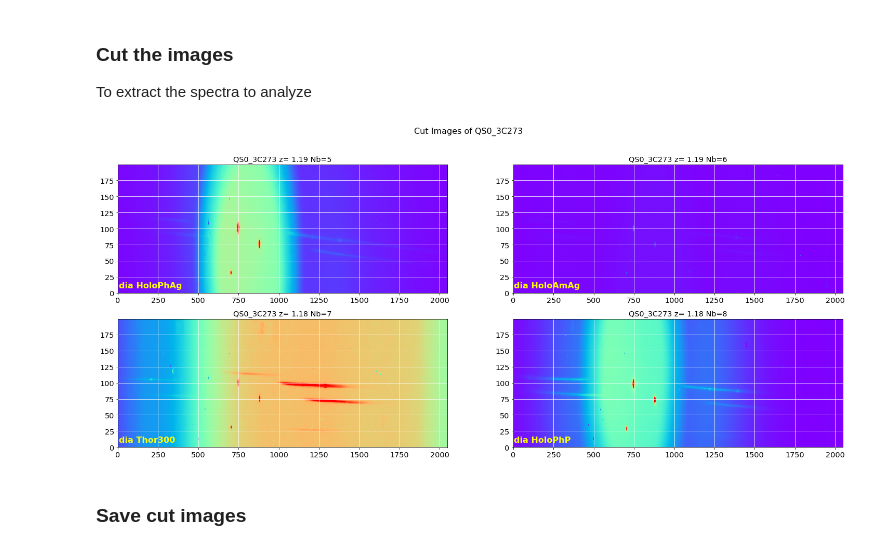
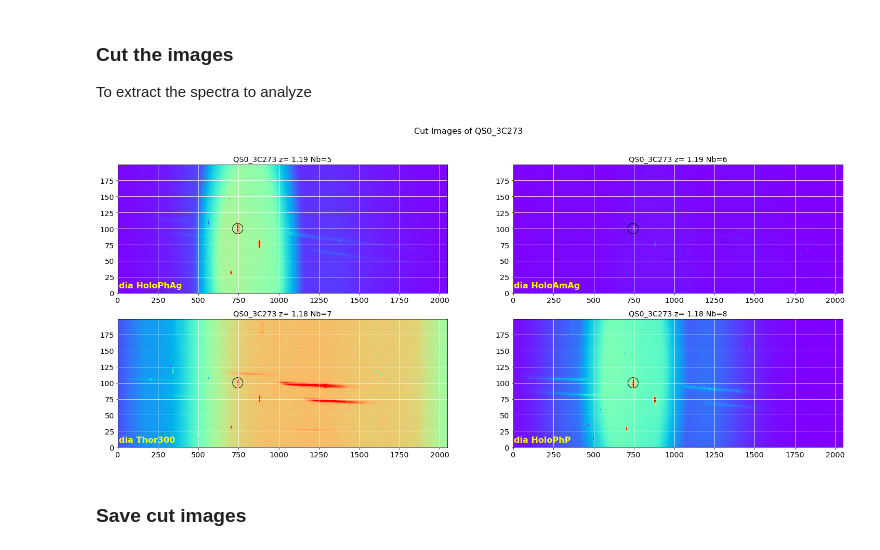
Before and after one commit to sylvielsstfr/CTIOAnaJun2017, a Jupyter notebook: ana_05jun17/QSO_3C273/FullAnalysis.ipynb, the cells around one changed output. Drawn from its saved outputs; the diff is of its cells as text; code cells hidden in the pictures.

Commit message:
Analysis of 3 June of PKS1510, small fixes in python files; add target_pos option in showcenterimages

```diff
--- a/ana_05jun17/QSO_3C273/FullAnalysis.ipynb
+++ b/ana_05jun17/QSO_3C273/FullAnalysis.ipynb
@@ -93,15 +93,15 @@ To extract the spectra to analyze
 # %%
 x_guess = [745]*len(all_images)
 y_guess = [653]*len(all_images)
 DeltaY=[100]*len(all_images)
 DeltaX=[2000]*len(all_images)  # must be very large to have correct x positions
 
 images_raw=ShowCenterImages(x_guess,y_guess,DeltaX,DeltaY,all_images,all_titles,all_filt,object_name,
-                            NBIMGPERROW=2,vmin=0,vmax=10000)
+                            NBIMGPERROW=2,vmin=0,vmax=10000,target_pos=np.array([x_guess,y_guess]).T)
 figfilename=os.path.join(dir_top_images,'cut_images.pdf')
 plt.savefig(figfilename)
 # %% [output]
-[figure, old version]
+[figure, new version]
 # %% [markdown]
 ### Save cut images
 # %%
```
Also changed, not shown: parts of 2 cells of this notebook, 4 other files.
